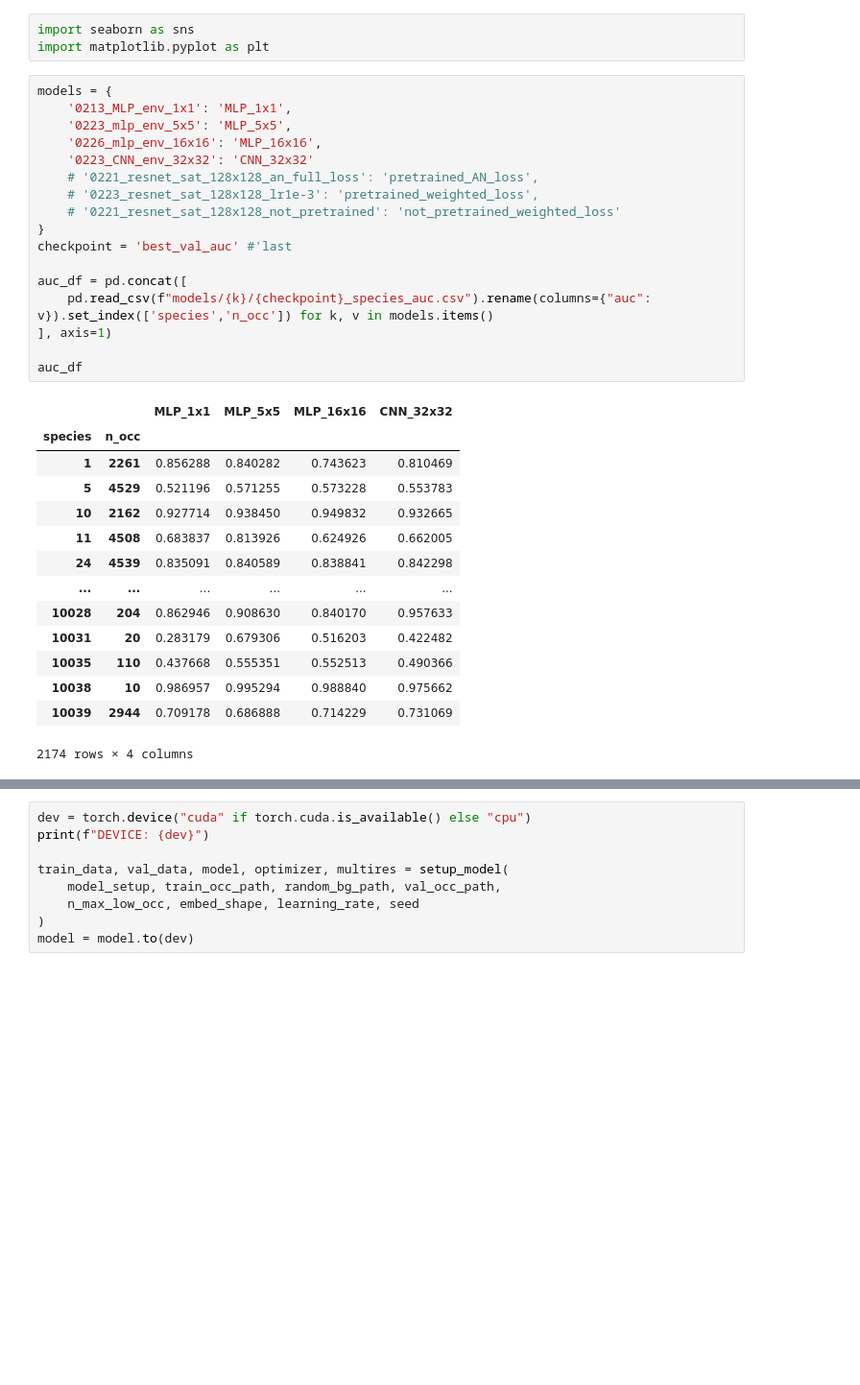
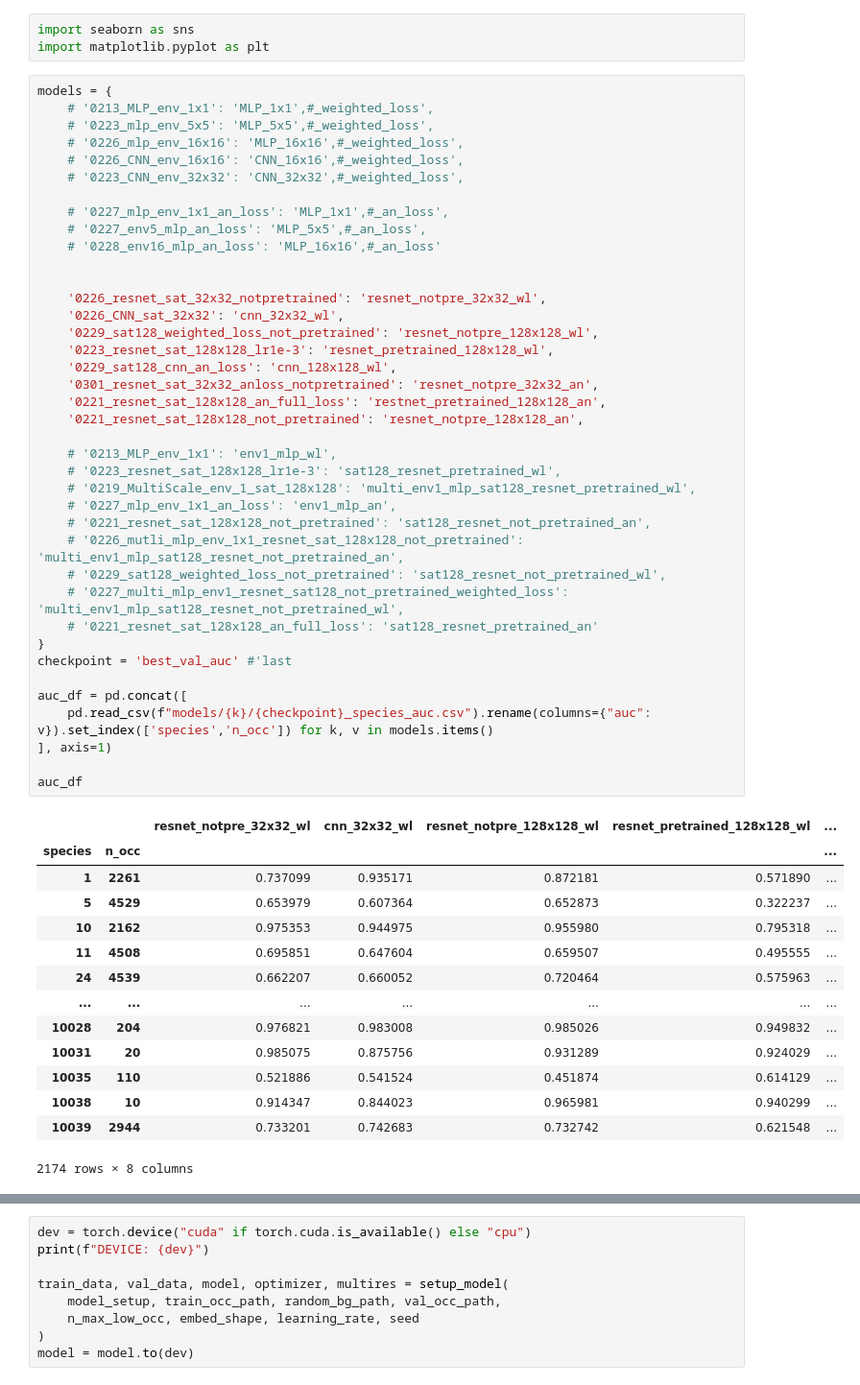
Before and after one commit to ninavantiel/multi_scale_SDMs, a Jupyter notebook: model_evaluation.ipynb, the cells around one changed output, grey strips where cells are left out. Shown at 96% size. Drawn from its saved outputs; the diff is of its cells as text; blank space fills up the shorter version.

```diff
--- a/model_evaluation.ipynb
+++ b/model_evaluation.ipynb
@@ -5,33 +5,55 @@ import seaborn as sns
 import matplotlib.pyplot as plt
 # %%
 models = {
-    '0213_MLP_env_1x1': 'MLP_1x1',
-    '0223_mlp_env_5x5': 'MLP_5x5',
-    '0226_mlp_env_16x16': 'MLP_16x16',
-    '0223_CNN_env_32x32': 'CNN_32x32'
-    # '0221_resnet_sat_128x128_an_full_loss': 'pretrained_AN_loss',
-    # '0223_resnet_sat_128x128_lr1e-3': 'pretrained_weighted_loss',
-    # '0221_resnet_sat_128x128_not_pretrained': 'not_pretrained_weighted_loss'
+    # '0213_MLP_env_1x1': 'MLP_1x1',#_weighted_loss',
+    # '0223_mlp_env_5x5': 'MLP_5x5',#_weighted_loss',
+    # '0226_mlp_env_16x16': 'MLP_16x16',#_weighted_loss',
+    # '0226_CNN_env_16x16': 'CNN_16x16',#_weighted_loss',
+    # '0223_CNN_env_32x32': 'CNN_32x32',#_weighted_loss',
+
+    # '0227_mlp_env_1x1_an_loss': 'MLP_1x1',#_an_loss',
+    # '0227_env5_mlp_an_loss': 'MLP_5x5',#_an_loss',
+    # '0228_env16_mlp_an_loss': 'MLP_16x16',#_an_loss'
+
+
+    '0226_resnet_sat_32x32_notpretrained': 'resnet_notpre_32x32_wl',
+    '0226_CNN_sat_32x32': 'cnn_32x32_wl',
+    '0229_sat128_weighted_loss_not_pretrained': 'resnet_notpre_128x128_wl',
+    '0223_resnet_sat_128x128_lr1e-3': 'resnet_pretrained_128x128_wl',
+    '0229_sat128_cnn_an_loss': 'cnn_128x128_wl',
+    '0301_resnet_sat_32x32_anloss_notpretrained': 'resnet_notpre_32x32_an',
+    '0221_resnet_sat_128x128_an_full_loss': 'restnet_pretrained_128x128_an',
+    '0221_resnet_sat_128x128_not_pretrained': 'resnet_notpre_128x128_an',
+
+    # '0213_MLP_env_1x1': 'env1_mlp_wl',
+    # '0223_resnet_sat_128x128_lr1e-3': 'sat128_resnet_pretrained_wl',
+    # '0219_MultiScale_env_1_sat_128x128': 'multi_env1_mlp_sat128_resnet_pretrained_wl',
+    # '0227_mlp_env_1x1_an_loss': 'env1_mlp_an',
+    # '0221_resnet_sat_128x128_not_pretrained': 'sat128_resnet_not_pretrained_an',
+    # '0226_mutli_mlp_env_1x1_resnet_sat_128x128_not_pretrained': 'multi_env1_mlp_sat128_resnet_not_pretrained_an',
+    # '0229_sat128_weighted_loss_not_pretrained': 'sat128_resnet_not_pretrained_wl',
+    # '0227_multi_mlp_env1_resnet_sat128_not_pretrained_weighted_loss': 'multi_env1_mlp_sat128_resnet_not_pretrained_wl',
+    # '0221_resnet_sat_128x128_an_full_loss': 'sat128_resnet_pretrained_an'
 }
 checkpoint = 'best_val_auc' #'last
 
 auc_df = pd.concat([
     pd.read_csv(f"models/{k}/{checkpoint}_species_auc.csv").rename(columns={"auc": v}).set_index(['species','n_occ']) for k, v in models.items()
 ], axis=1)
 
 auc_df
 # %% [output]
-|  |  | MLP_1x1 | MLP_5x5 | MLP_16x16 | CNN_32x32 |
-| species | n_occ |  |  |  |  |
-| 1 | 2261 | 0.856288 | 0.840282 | 0.743623 | 0.810469 |
-| 5 | 4529 | 0.521196 | 0.571255 | 0.573228 | 0.553783 |
-| 10 | 2162 | 0.927714 | 0.938450 | 0.949832 | 0.932665 |
-| 11 | 4508 | 0.683837 | 0.813926 | 0.624926 | 0.662005 |
-| 24 | 4539 | 0.835091 | 0.840589 | 0.838841 | 0.842298 |
-| ... | ... | ... | ... | ... | ... |
-| 10028 | 204 | 0.862946 | 0.908630 | 0.840170 | 0.957633 |
-| 10031 | 20 | 0.283179 | 0.679306 | 0.516203 | 0.422482 |
-| 10035 | 110 | 0.437668 | 0.555351 | 0.552513 | 0.490366 |
-| 10038 | 10 | 0.986957 | 0.995294 | 0.988840 | 0.975662 |
-| 10039 | 2944 | 0.709178 | 0.686888 | 0.714229 | 0.731069 |
+|  |  | resnet_notpre_32x32_wl | cnn_32x32_wl | resnet_notpre_128x128_wl | resnet_pretrained_128x128_wl | ... |
+| species | n_occ |  |  |  |  | ... |
+| 1 | 2261 | 0.737099 | 0.935171 | 0.872181 | 0.571890 | ... |
+| 5 | 4529 | 0.653979 | 0.607364 | 0.652873 | 0.322237 | ... |
+| 10 | 2162 | 0.975353 | 0.944975 | 0.955980 | 0.795318 | ... |
+| 11 | 4508 | 0.695851 | 0.647604 | 0.659507 | 0.495555 | ... |
+| 24 | 4539 | 0.662207 | 0.660052 | 0.720464 | 0.575963 | ... |
+| ... | ... | ... | ... | ... | ... | ... |
+| 10028 | 204 | 0.976821 | 0.983008 | 0.985026 | 0.949832 | ... |
+| 10031 | 20 | 0.985075 | 0.875756 | 0.931289 | 0.924029 | ... |
+| 10035 | 110 | 0.521886 | 0.541524 | 0.451874 | 0.614129 | ... |
+| 10038 | 10 | 0.914347 | 0.844023 | 0.965981 | 0.940299 | ... |
+| 10039 | 2944 | 0.733201 | 0.742683 | 0.732742 | 0.621548 | ... |
-2174 rows × 4 columns
+2174 rows × 8 columns
```
Also changed, not shown: parts of 17 cells of this notebook, 5 other files.
